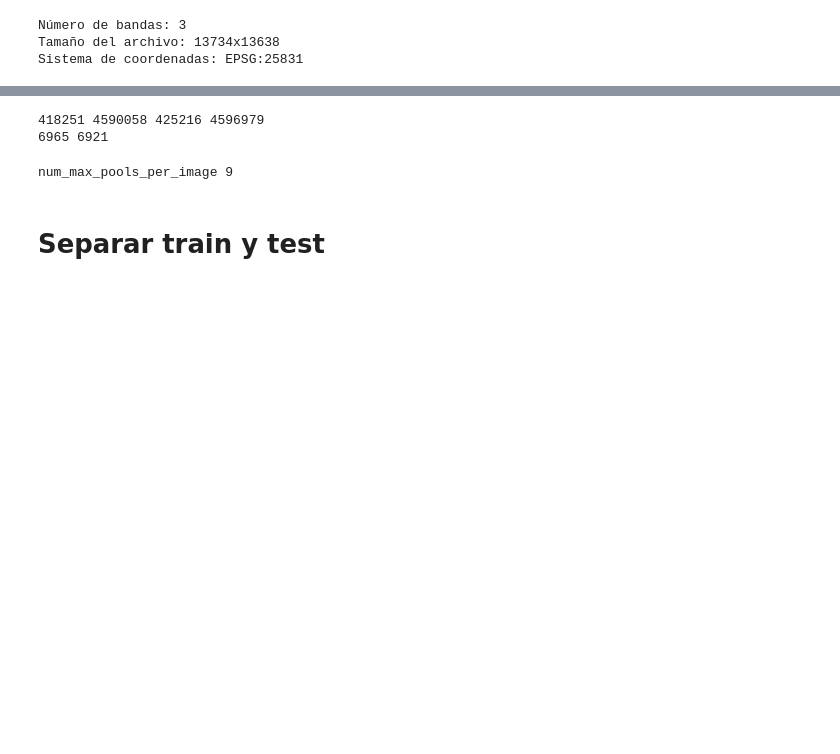
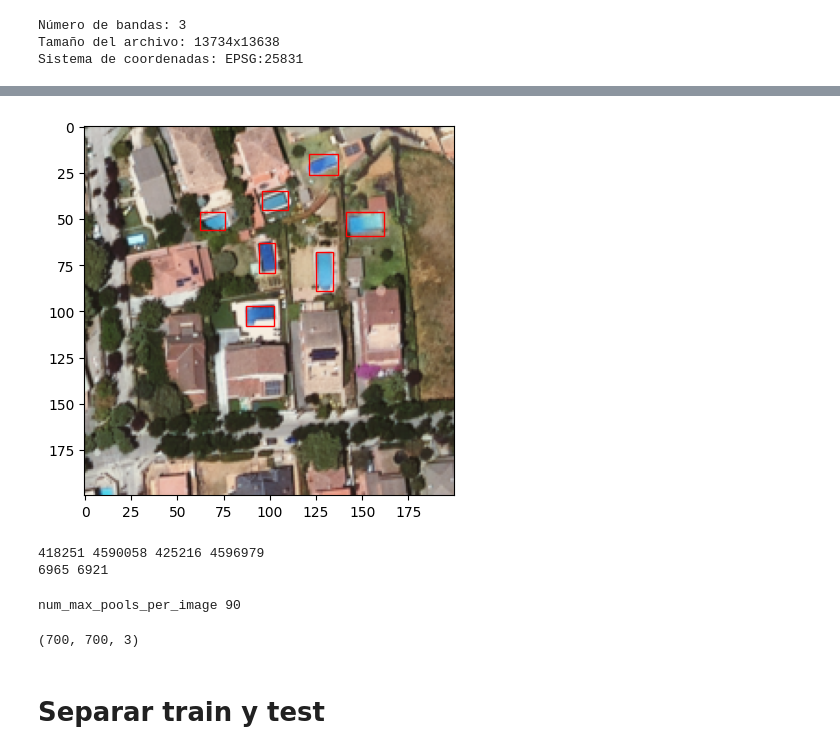
Before and after one commit to Robertus0/TFG, a Jupyter notebook: src/create_data.ipynb, the cells around one changed output, grey strips where cells are left out. Cells and saved outputs as stored; diff of their text form; code cells hidden in the pictures; blank space fills up the shorter version.

```diff
--- a/src/create_data.ipynb
+++ b/src/create_data.ipynb
@@ -95,3 +116,35 @@ plt.show()
+# %%
+# Lee el archivo shapefile
+regions = gpd.read_file('..\\data\\Zona\\clean\\bt5mv20sh0f286122hp1r060.shp')
+
+xmin_window, ymin_window, xmax_window, ymax_window = 420660, 4590892, 420660+100, 4590892+100
+
+# Recorta el GeoTIFF según las coordenadas de la window
+window = rasterio.windows.from_bounds(xmin_window, ymin_window, xmax_window, ymax_window, dataset.transform)
+clipped_data = dataset.read(window=window)
+clipped_data = np.moveaxis(clipped_data, 0, -1)
+
+area = Polygon([(xmin_window, ymin_window), (xmax_window, ymin_window), (xmax_window, ymax_window), (xmin_window, ymax_window)])
+
+fig, ax = plt.subplots()
+
+for region in regions[regions.geometry.covered_by(area)].geometry:
+
+    xmin, ymin, xmax, ymax = region.bounds
+
+    xmin, ymin, xmax, ymax = image_to_window((xmin, ymin, xmax, ymax), (xmin_window, ymin_window), dataset.transform, clipped_data.shape)
+
+    x, y, w, h = xyxy_to_xywh((xmin, ymin, xmax, ymax))
+
+    # Dibuja los rectángulos
+    bb = patches.Rectangle((x, y), w, h, linewidth=1, edgecolor='r', facecolor='none')
+    ax.add_patch(bb)
+
+# Visualiza la ventana con los rectángulos
+ax.imshow(clipped_data)
+plt.show()
+# %% [output]
+[figure, added]
 # %%
 list_regions = []
 for file in os.listdir("..\data\Zona\clean"):
@@ -117,6 +170,20 @@ print(xmax_total - xmin_total, ymax_total - ymin_total)
 418251 4590058 425216 4596979
 6965 6921
 # %%
+# Create folder for images
+path_folder = "..\\data\\Zona\\dataset_700x700\\"
+path_images = f"{path_folder}images\\"
+path_annotations = f"{path_folder}"
+
+if not os.path.exists(path_folder):
+    os.makedirs(path_folder)
+
+if not os.path.exists(path_images):
+    os.makedirs(path_images)
+
+if not os.path.exists(path_annotations):
+    os.makedirs(path_annotations)
+
 n_image = 0 # id de la imagen
 n_total = 0 # id total de la anotación
 
@@ -124,8 +191,8 @@ num_max_pools_per_image = 0
 
 inici = 200
 
-N = 50
-step = 25
+N = 350
+step = 200
 final_data = {"images": [], "annotations": [], "categories": []}
 
 # Crea las categorías
@@ -163,7 +230,7 @@ for step_x in range(inici, xmax_total - xmin_total, step):
                                 "image_id" : n_image,
                                 "category_id" : 0,
                                 "area" : region.area,
-                                "bbox" : xyxy_to_cxcywh(image_to_window((region.bounds), (xmin_window, ymin_window), dataset.transform, clipped_data.shape))
+                                "bbox" : xyxy_to_xywh(image_to_window((region.bounds), (xmin_window, ymin_window), dataset.transform, clipped_data.shape))
                             }
 
 
@@ -177,7 +244,7 @@ for step_x in range(inici, xmax_total - xmin_total, step):
 
         if n_id != 0:
             # Guarda la imagen con nombre "n_image"_"numero de regiones en la imagen".jpg
-            cv2.imwrite(f'..\\data\\Zona\\Dataset\\images\\{n_image}_{n_id}.jpg', cv2.cvtColor(clipped_data, cv2.COLOR_RGB2BGR))
+            cv2.imwrite(f'{path_images}{n_image}_{n_id}.jpg', cv2.cvtColor(clipped_data, cv2.COLOR_RGB2BGR))
 
             image_list.append({"id" : n_image,
                                "file_name" : f'{n_image}_{n_id}.jpg',
@@ -195,12 +262,16 @@ for step_x in range(inici, xmax_total - xmin_total, step):
 final_data["images"] = image_list
 final_data["annotations"] = annotations
 
-with open('..\\data\\Zona\\Dataset\\annotations.json', 'w') as f:
+with open(f'{path_annotations}annotations.json', 'w') as f:
     json.dump(final_data, f)
 
 print("num_max_pools_per_image", num_max_pools_per_image)
 # %% [output]
-num_max_pools_per_image 9
+num_max_pools_per_image 90
+# %%
+clipped_data.shape
+# %% [output]
+(700, 700, 3)
 # %% [markdown]
 # Separar train y test
 # %%
```
Also changed, not shown: parts of 13 cells of this notebook.
